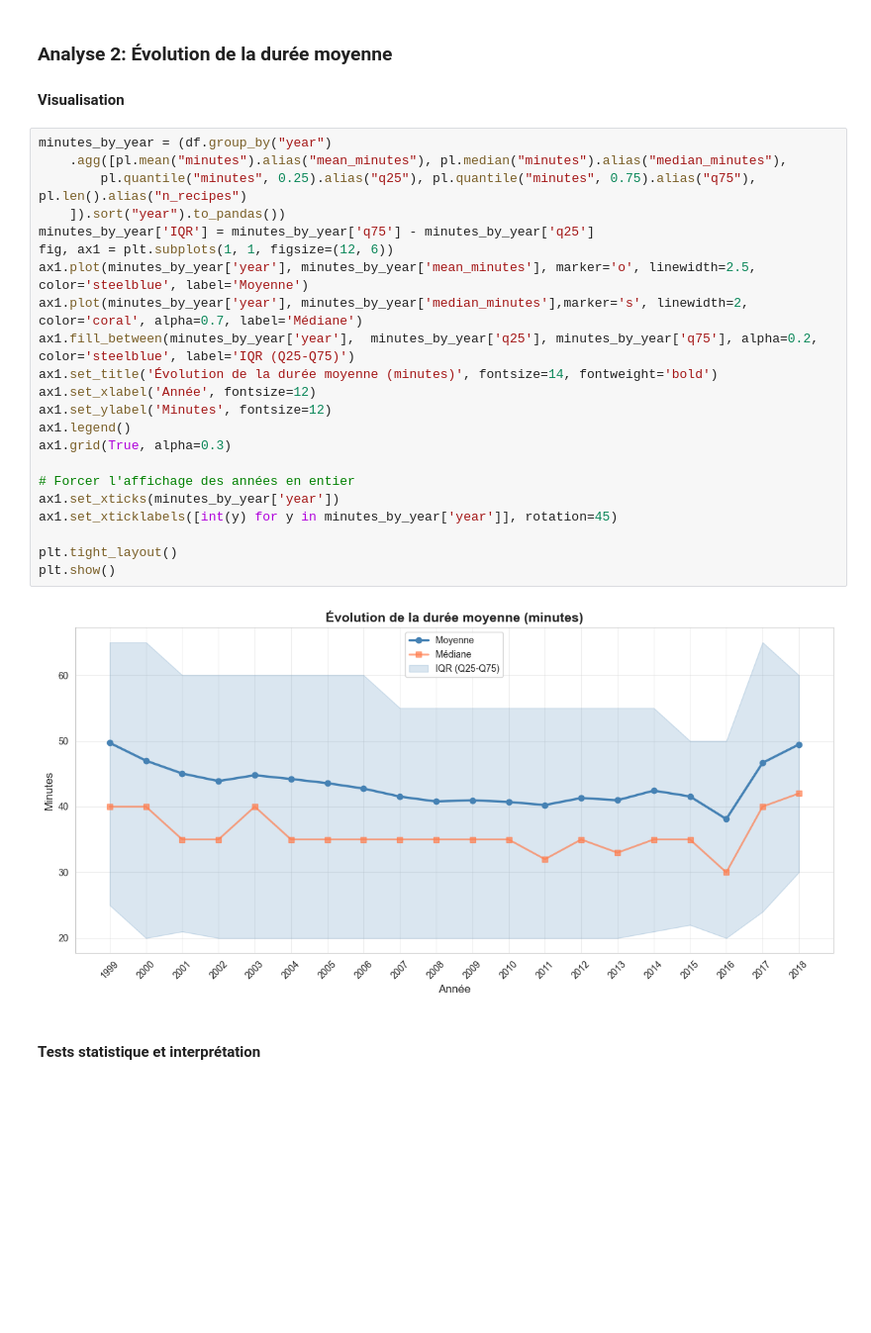
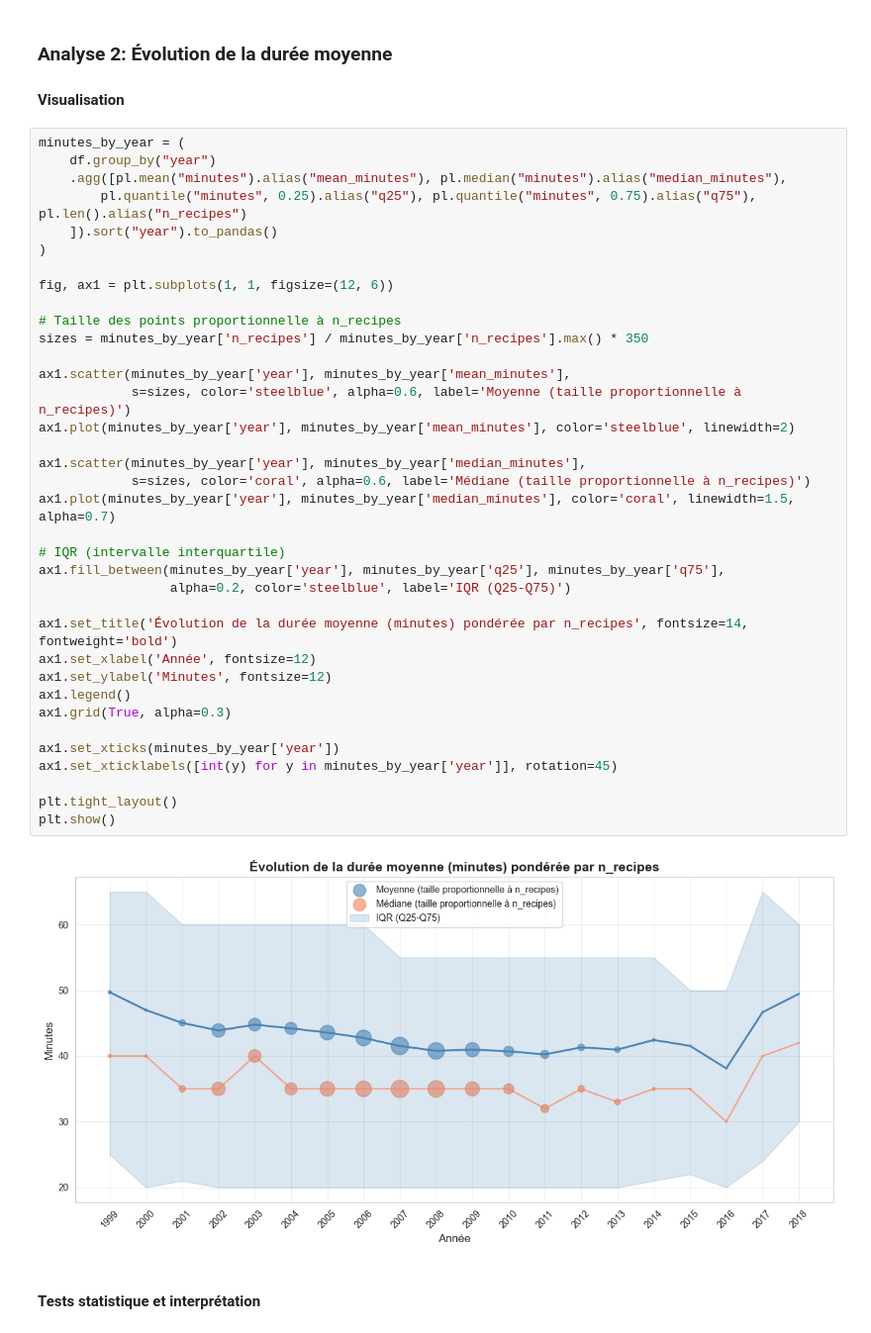
Before and after one commit to julienlafrance/backtothefuturekitchen, a Jupyter notebook: 00_eda/01_long_term/recipe/recipe_analysis_trendline.ipynb, the cells around one changed output. Shown at 99% size. Saved outputs shown, nothing was run; the diff lists cells and outputs as text; blank space fills up the shorter version.

Commit message:
Working on recipe

```diff
--- a/00_eda/01_long_term/recipe/recipe_analysis_trendline.ipynb
+++ b/00_eda/01_long_term/recipe/recipe_analysis_trendline.ipynb
@@ -183,29 +192,43 @@ print(f"   • Résultat : {'✅ NORMAL' if dagostino_p > 0.05 else '❌ NON NOR
 ### Analyse 2: Évolution de la durée moyenne
 #### Visualisation
 # %%
-minutes_by_year = (df.group_by("year")
+minutes_by_year = (
+    df.group_by("year")
     .agg([pl.mean("minutes").alias("mean_minutes"), pl.median("minutes").alias("median_minutes"),
         pl.quantile("minutes", 0.25).alias("q25"), pl.quantile("minutes", 0.75).alias("q75"), pl.len().alias("n_recipes")
-    ]).sort("year").to_pandas())
-minutes_by_year['IQR'] = minutes_by_year['q75'] - minutes_by_year['q25']
+    ]).sort("year").to_pandas()
+)
+
 fig, ax1 = plt.subplots(1, 1, figsize=(12, 6))
-ax1.plot(minutes_by_year['year'], minutes_by_year['mean_minutes'], marker='o', linewidth=2.5, color='steelblue', label='Moyenne')
-ax1.plot(minutes_by_year['year'], minutes_by_year['median_minutes'],marker='s', linewidth=2, color='coral', alpha=0.7, label='Médiane')
-ax1.fill_between(minutes_by_year['year'],  minutes_by_year['q25'], minutes_by_year['q75'], alpha=0.2, color='steelblue', label='IQR (Q25-Q75)')
-ax1.set_title('Évolution de la durée moyenne (minutes)', fontsize=14, fontweight='bold')
+
+# Taille des points proportionnelle à n_recipes
+sizes = minutes_by_year['n_recipes'] / minutes_by_year['n_recipes'].max() * 350
+
+ax1.scatter(minutes_by_year['year'], minutes_by_year['mean_minutes'],
+            s=sizes, color='steelblue', alpha=0.6, label='Moyenne (taille proportionnelle à n_recipes)')
+ax1.plot(minutes_by_year['year'], minutes_by_year['mean_minutes'], color='steelblue', linewidth=2)
+
+ax1.scatter(minutes_by_year['year'], minutes_by_year['median_minutes'],
+            s=sizes, color='coral', alpha=0.6, label='Médiane (taille proportionnelle à n_recipes)')
+ax1.plot(minutes_by_year['year'], minutes_by_year['median_minutes'], color='coral', linewidth=1.5, alpha=0.7)
+
+# IQR (intervalle interquartile)
+ax1.fill_between(minutes_by_year['year'], minutes_by_year['q25'], minutes_by_year['q75'],
+                 alpha=0.2, color='steelblue', label='IQR (Q25-Q75)')
+
+ax1.set_title('Évolution de la durée moyenne (minutes) pondérée par n_recipes', fontsize=14, fontweight='bold')
 ax1.set_xlabel('Année', fontsize=12)
 ax1.set_ylabel('Minutes', fontsize=12)
 ax1.legend()
 ax1.grid(True, alpha=0.3)
 
-# Forcer l'affichage des années en entier
 ax1.set_xticks(minutes_by_year['year'])
 ax1.set_xticklabels([int(y) for y in minutes_by_year['year']], rotation=45)
 
 plt.tight_layout()
 plt.show()
 # %% [output]
-[figure, old version]
+[figure, new version]
 # %% [markdown]
 #### Tests statistique et interprétation
 # %%
```
Also changed, not shown: parts of 13 cells of this notebook, 2 other files.
